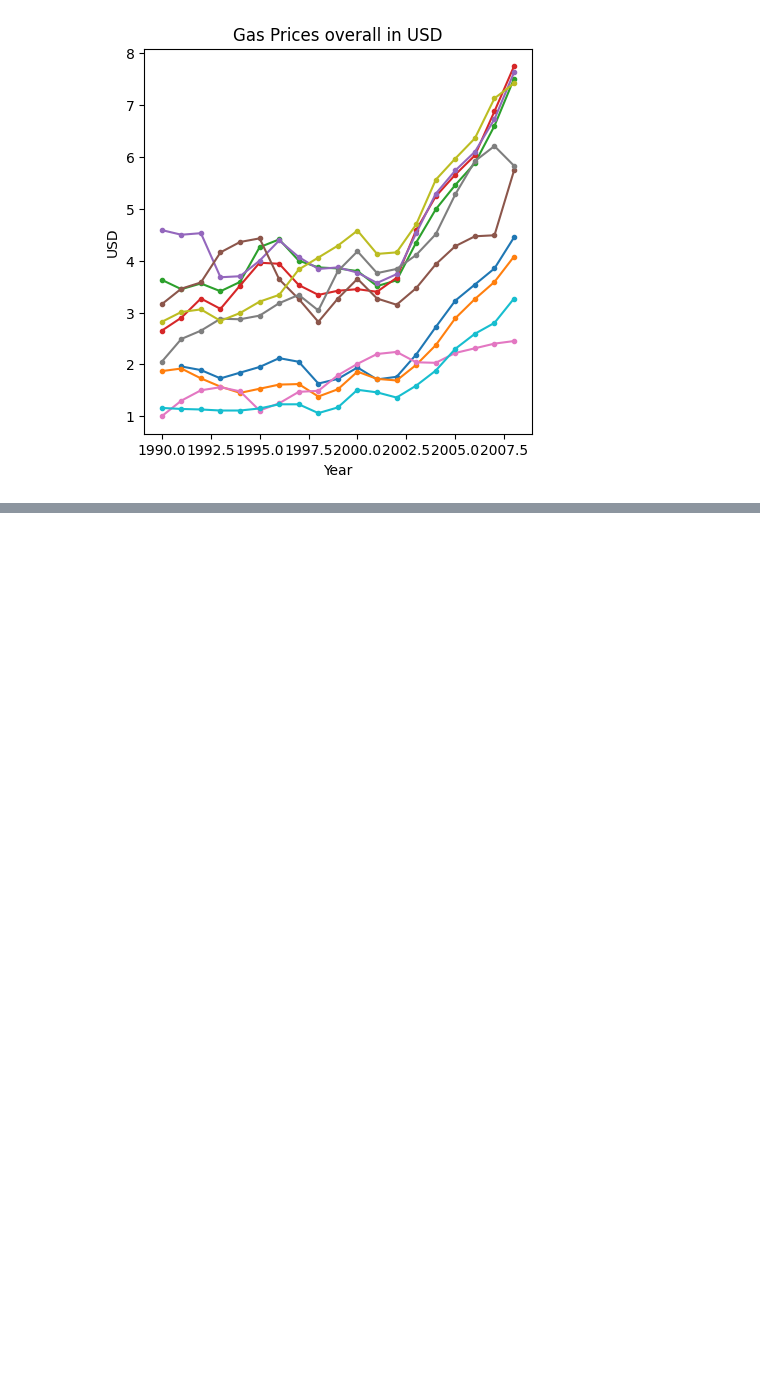
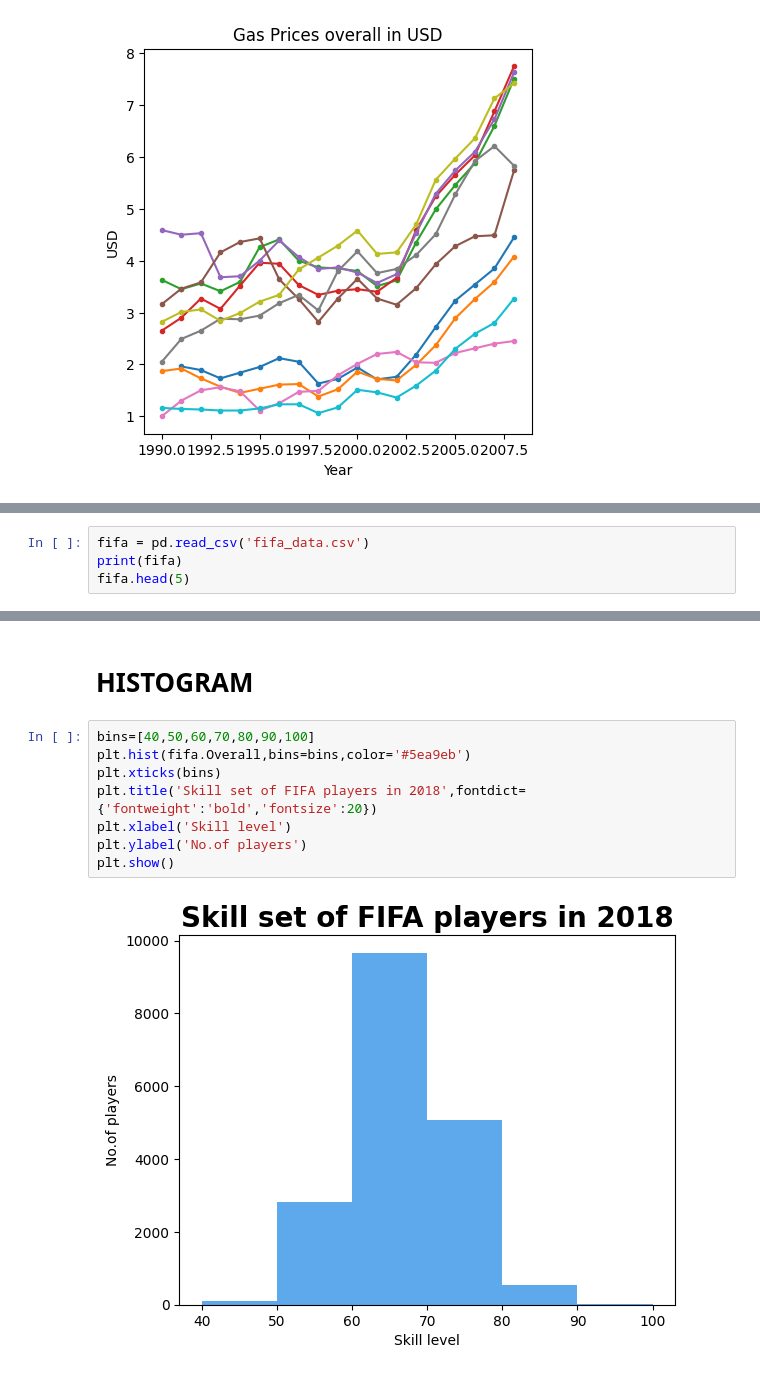
Before and after one commit to QuantamDev/Matplotlib, a Jupyter notebook: Real_World_ex.ipynb, the cells around one changed output, grey strips where cells are left out. Drawn from its saved outputs; the diff is of its cells as text; blank space fills up the shorter version.

```diff
--- a/Real_World_ex.ipynb
+++ b/Real_World_ex.ipynb
@@ -61,0 +65,4 @@ Name: Year, dtype: int64
+# %%
+fifa = pd.read_csv('fifa_data.csv')
+print(fifa)
+fifa.head(5)
@@ -61,0 +94,12 @@ Name: Year, dtype: int64
+# %% [markdown]
+# HISTOGRAM
+# %%
+bins=[40,50,60,70,80,90,100]
+plt.hist(fifa.Overall,bins=bins,color='#5ea9eb')
+plt.xticks(bins)
+plt.title('Skill set of FIFA players in 2018',fontdict={'fontweight':'bold','fontsize':20})
+plt.xlabel('Skill level')
+plt.ylabel('No.of players')
+plt.show()
+# %% [output]
+[figure, added]
```
Also changed, not shown: parts of 9 cells of this notebook.
